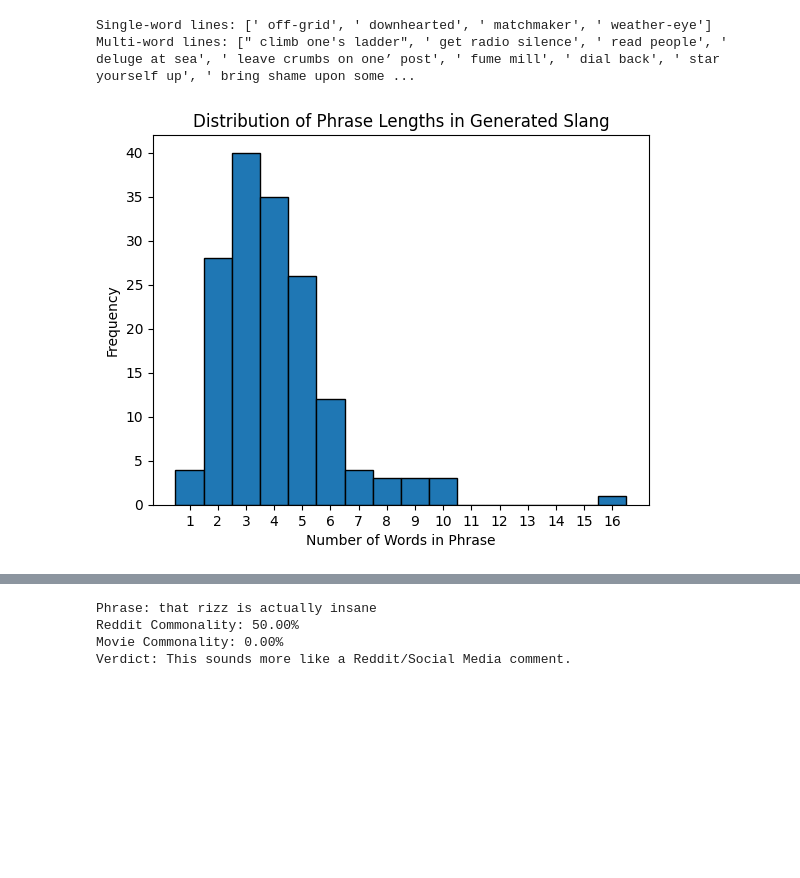
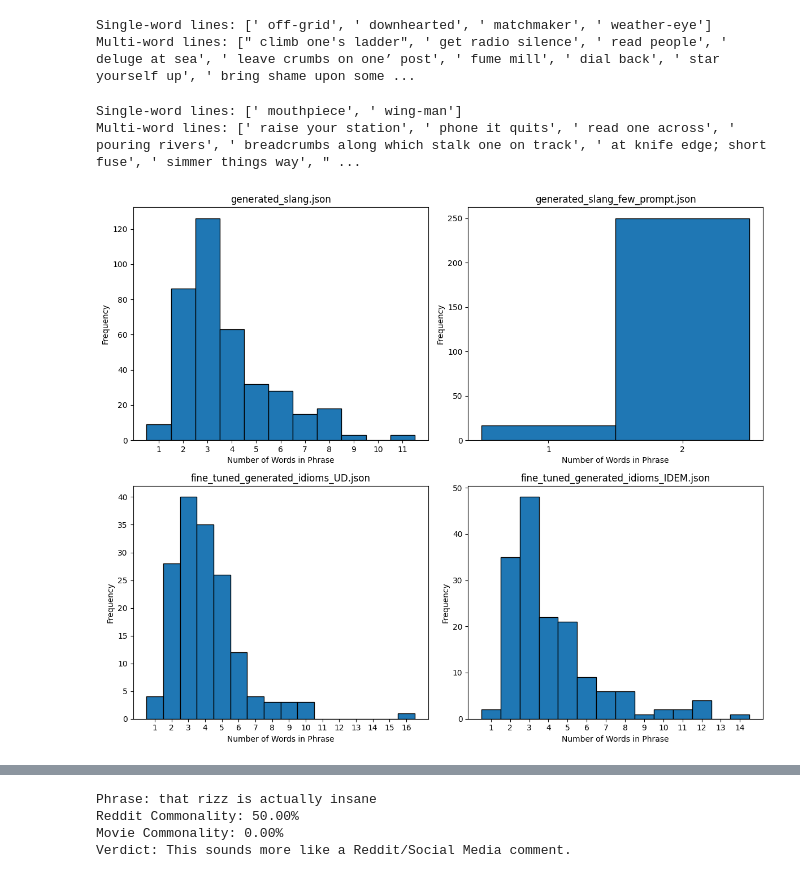
Before and after one commit to Brock555555/175Project, a Jupyter notebook: New_Eval.ipynb, the cells around one changed output, grey strips where cells are left out. Cells and saved outputs as stored; diff of their text form; code cells hidden in the pictures; blank space fills up the shorter version.

```diff
--- a/New_Eval.ipynb
+++ b/New_Eval.ipynb
@@ -354,17 +385,59 @@ print("Multi-word lines:", multi_worded[:10])
 # %% [output]
 Single-word lines: [' off-grid', ' downhearted', ' matchmaker', ' weather-eye']
 Multi-word lines: [" climb one's ladder", ' get radio silence', ' read people', ' deluge at sea', ' leave crumbs on one’ post', ' fume mill', ' dial back', ' star yourself up', ' bring shame upon some ...
-# %%
-num_words = [len(phrase.split()) for phrase in multi_worded]
-num_words_single = [1 for phrase in single_worded]
-
-total_num_words = num_words + num_words_single
-plt.hist(total_num_words, bins=range(1, max(total_num_words)+2), align='left', edgecolor='black')
-plt.xlabel('Number of Words in Phrase')
-plt.ylabel('Frequency')
-plt.title('Distribution of Phrase Lengths in Generated Slang')
-plt.xticks(range(1, max(total_num_words)+1))
-plt.show()
-# %% [output]
-[figure, removed]
+# %%
+with open("fine_tuned_generated_idioms_IDEM.json", "r", encoding="utf-8") as f:
+    lines = json.load(f)  # assumes a JSON array of strings
+
+advIDEM_singles = []
+advIDEM_multi = []
+
+for line in lines:
+    if len(line.strip().split()) == 1:
+        advIDEM_singles.append(line)
+    else:
+        advIDEM_multi.append(line)
+
+print("Single-word lines:", advIDEM_singles[:10])
+print("Multi-word lines:", advIDEM_multi[:10])
+# %% [output]
+Single-word lines: [' mouthpiece', ' wing-man']
+Multi-word lines: [' raise your station', ' phone it quits', ' read one across', ' pouring rivers', ' breadcrumbs along which stalk one on track', ' at knife edge; short fuse', ' simmer things way', " ...
+# %%
+fig, axs = plt.subplots(2, 2, figsize=(12, 10))
+
+files = ["generated_slang.json", "generated_slang_few_prompt.json", "fine_tuned_generated_idioms_UD.json", "fine_tuned_generated_idioms_IDEM.json"]
+
+total_singles = []
+total_multis = []
+
+for ax, file in zip(axs.flatten(), files):
+    with open(file, "r", encoding="utf-8") as f:
+        lines = json.load(f)
+
+    singles = [line for line in lines if len(line.strip().split()) == 1]
+    multi = [line for line in lines if len(line.strip().split()) > 1]
+
+    total_singles.append(singles)
+    total_multis.append(multi)
+
+    num_words = [len(p.split()) for p in multi]
+    num_words_single = [1 for _ in singles]
+    total_num_words = num_words + num_words_single
+
+    ax.hist(
+        total_num_words,
+        bins=range(1, max(total_num_words) + 2),
+        align='left',
+        edgecolor='black'
+    )
+
+    ax.set_title(file)
+    ax.set_xlabel("Number of Words in Phrase")
+    ax.set_ylabel("Frequency")
+    ax.set_xticks(range(1, max(total_num_words) + 1))
+plt.tight_layout()
+plt.show()
+# %% [output]
+[figure, added]
 # %%
```
Also changed, not shown: parts of 21 cells of this notebook, 3 other files.
